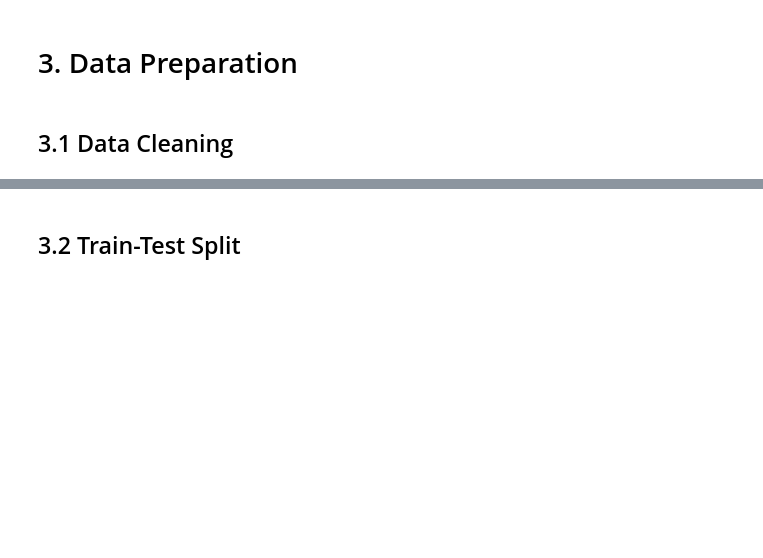
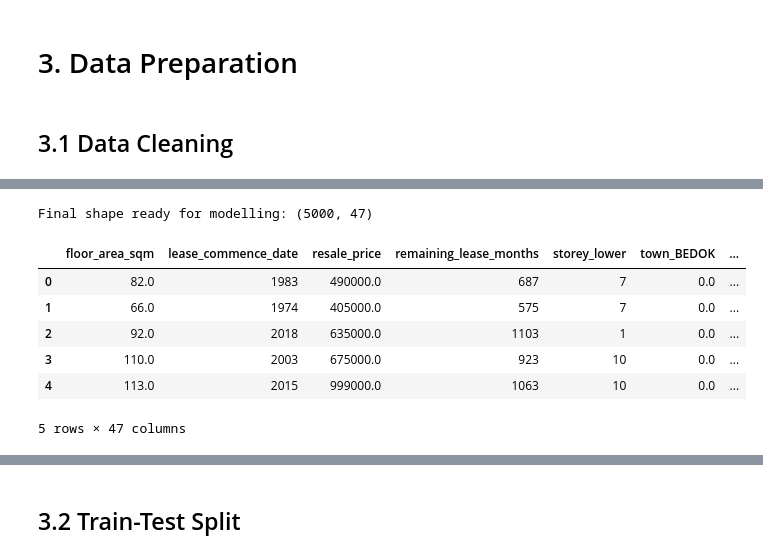
Before and after one commit to ikhlasmohammed/hdb-resale-price-predictor, a Jupyter notebook: Ikhlas_Code.ipynb, the cells around one changed output, grey strips where cells are left out. Cells and saved outputs as stored; diff of their text form; code cells hidden in the pictures; blank space fills up the shorter version.

```diff
--- a/Ikhlas_Code.ipynb
+++ b/Ikhlas_Code.ipynb
@@ -295,0 +309,12 @@ floor_area_sqm shows a positive correlation with resale_price, confirming it as
+# %%
+## Convert remaining_lease (e.g. "61 years 04 months") into a single numeric value
+## Rationale: models need numeric input; converting to total months keeps full precision
+def lease_to_months(lease_str):
+    parts = lease_str.split()
+    years = int(parts[0])
+    months = int(parts[2]) if len(parts) > 2 else 0
+    return years * 12 + months
+
+df_clean['remaining_lease_months'] = df_clean['remaining_lease'].apply(lease_to_months)
+df_clean = df_clean.drop(columns=['remaining_lease'])
+df_clean[['remaining_lease_months']].describe()
@@ -295,0 +331,7 @@ floor_area_sqm shows a positive correlation with resale_price, confirming it as
+# %%
+## Encode storey_range using its lower bound as a number
+## Rationale: storey_range has a natural order (higher = more expensive, per our EDA),
+## so ordinal encoding preserves that relationship better than one-hot encoding would
+df_clean['storey_lower'] = df_clean['storey_range'].apply(lambda x: int(x.split(' TO ')[0]))
+df_clean = df_clean.drop(columns=['storey_range'])
+df_clean[['storey_lower']].describe()
@@ -295,0 +348,23 @@ floor_area_sqm shows a positive correlation with resale_price, confirming it as
+# %%
+from sklearn.preprocessing import OneHotEncoder
+
+## One-hot encode remaining categorical columns
+## Rationale: town, flat_type, and flat_model have no inherent order, so one-hot
+## encoding avoids implying a false ranking between categories
+cat_cols = ['town', 'flat_type', 'flat_model']
+encoder = OneHotEncoder(sparse_output=False, drop='first', handle_unknown='ignore')
+encoded_array = encoder.fit_transform(df_clean[cat_cols])
+encoded_df = pd.DataFrame(encoded_array, columns=encoder.get_feature_names_out(cat_cols), index=df_clean.index)
+
+df_model_ready = pd.concat([df_clean.drop(columns=cat_cols), encoded_df], axis=1)
+print(f"Final shape ready for modelling: {df_model_ready.shape}")
+df_model_ready.head()
+# %% [output]
+Final shape ready for modelling: (5000, 47)
+|  | floor_area_sqm | lease_commence_date | resale_price | remaining_lease_months | storey_lower | town_BEDOK | ... |
+| 0 | 82.0 | 1983 | 490000.0 | 687 | 7 | 0.0 | ... |
+| 1 | 66.0 | 1974 | 405000.0 | 575 | 7 | 0.0 | ... |
+| 2 | 92.0 | 2018 | 635000.0 | 1103 | 1 | 0.0 | ... |
+| 3 | 110.0 | 2003 | 675000.0 | 923 | 10 | 0.0 | ... |
+| 4 | 113.0 | 2015 | 999000.0 | 1063 | 10 | 0.0 | ... |
+5 rows × 47 columns
```
Also changed, not shown: parts of 4 cells of this notebook.
